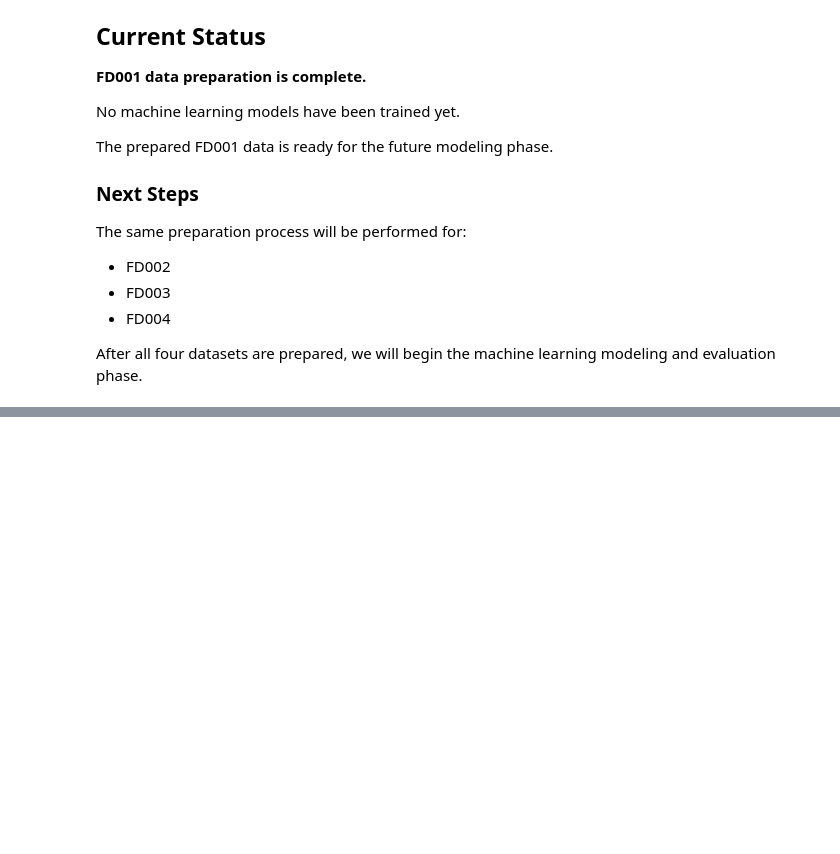
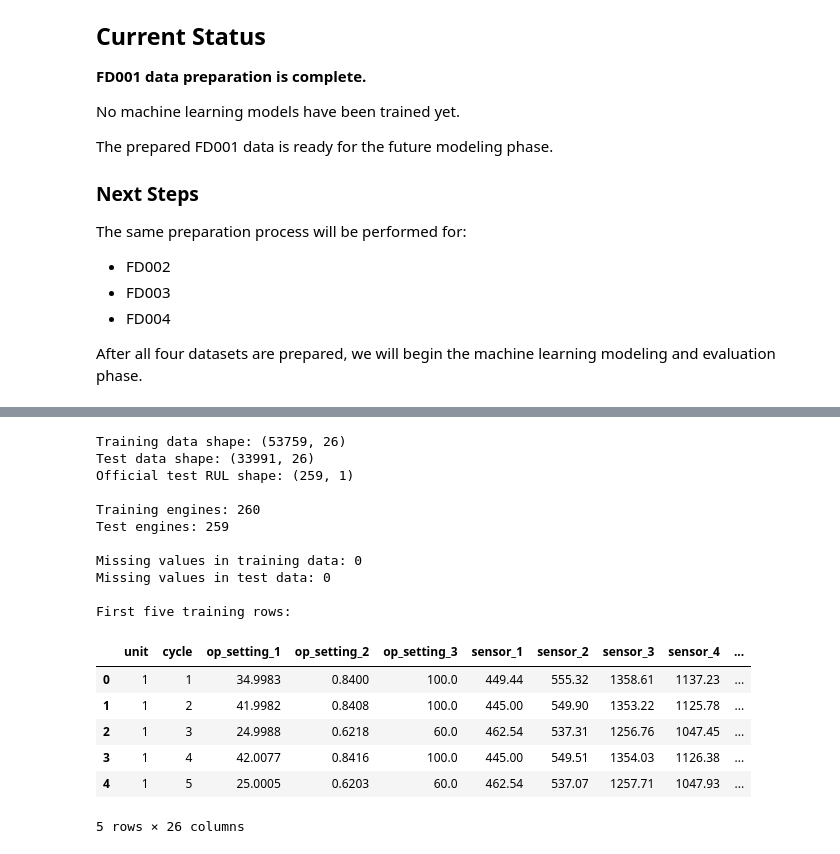
Before and after one commit to Eyasushewangizaw/C_MAPSS_RUL_Project, a Jupyter notebook: notebooks/01_CMAPSS_Data_Preparation.ipynb, the cells around one changed output, grey strips where cells are left out. Drawn from its saved outputs; the diff is of its cells as text; code cells hidden in the pictures; blank space fills up the shorter version.

```diff
--- a/notebooks/01_CMAPSS_Data_Preparation.ipynb
+++ b/notebooks/01_CMAPSS_Data_Preparation.ipynb
@@ -880,0 +944,67 @@ After all four datasets are prepared, we will begin the machine learning modelin
+# %%
+import pandas as pd
+from pathlib import Path
+
+# Locate the original dataset files
+DATA_PATH = Path("../data")
+
+# Define column names
+columns = (
+    ["unit", "cycle", "op_setting_1", "op_setting_2", "op_setting_3"]
+    + [f"sensor_{i}" for i in range(1, 22)]
+)
+
+# Load FD002 datasets
+train_FD002 = pd.read_csv(
+    DATA_PATH / "train_FD002.txt",
+    sep=r"\s+",
+    header=None,
+    names=columns
+)
+
+test_FD002 = pd.read_csv(
+    DATA_PATH / "test_FD002.txt",
+    sep=r"\s+",
+    header=None,
+    names=columns
+)
+
+RUL_FD002 = pd.read_csv(
+    DATA_PATH / "RUL_FD002.txt",
+    sep=r"\s+",
+    header=None,
+    names=["RUL"]
+)
+
+# Display dataset information
+print("Training data shape:", train_FD002.shape)
+print("Test data shape:", test_FD002.shape)
+print("Official test RUL shape:", RUL_FD002.shape)
+
+print("\nTraining engines:", train_FD002["unit"].nunique())
+print("Test engines:", test_FD002["unit"].nunique())
+
+print("\nMissing values in training data:", train_FD002.isna().sum().sum())
+print("Missing values in test data:", test_FD002.isna().sum().sum())
+
+print("\nFirst five training rows:")
+display(train_FD002.head())
+# %% [output]
+Training data shape: (53759, 26)
+Test data shape: (33991, 26)
+Official test RUL shape: (259, 1)
+
+Training engines: 260
+Test engines: 259
+
+Missing values in training data: 0
+Missing values in test data: 0
+
+First five training rows:
+|  | unit | cycle | op_setting_1 | op_setting_2 | op_setting_3 | sensor_1 | sensor_2 | sensor_3 | sensor_4 | ... |
+| 0 | 1 | 1 | 34.9983 | 0.8400 | 100.0 | 449.44 | 555.32 | 1358.61 | 1137.23 | ... |
+| 1 | 1 | 2 | 41.9982 | 0.8408 | 100.0 | 445.00 | 549.90 | 1353.22 | 1125.78 | ... |
+| 2 | 1 | 3 | 24.9988 | 0.6218 | 60.0 | 462.54 | 537.31 | 1256.76 | 1047.45 | ... |
+| 3 | 1 | 4 | 42.0077 | 0.8416 | 100.0 | 445.00 | 549.51 | 1354.03 | 1126.38 | ... |
+| 4 | 1 | 5 | 25.0005 | 0.6203 | 60.0 | 462.54 | 537.07 | 1257.71 | 1047.93 | ... |
+5 rows × 26 columns
```
Also changed, not shown: parts of 7 cells of this notebook, 6 other files.
